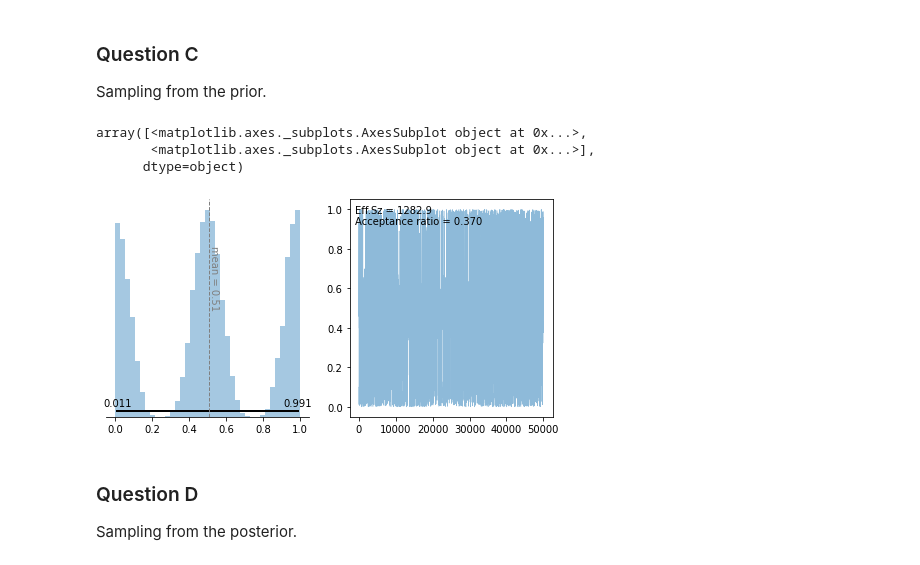
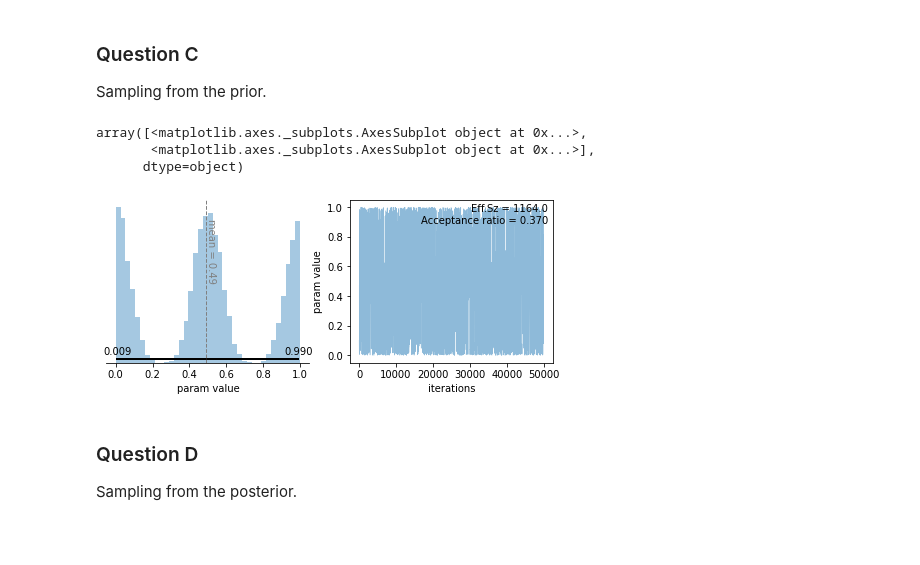
Before and after one commit to Nagasaki45/dbdapy, a Jupyter notebook: ch07.ipynb, the cells around one changed output. Saved outputs shown, nothing was run; the diff lists cells and outputs as text; code cells hidden in the pictures; blank space fills up the shorter version.

```diff
--- a/ch07.ipynb
+++ b/ch07.ipynb
@@ -153,12 +157,13 @@ _ = plt.xlabel('$\Theta$')
 Sampling from the prior.
 # %%
 trace = np.array(list(metropolis_gen(prior, proposal_sd=0.2)))
-plot_utils.trace(trace)
-# %% [output]
-array([<matplotlib.axes._subplots.AxesSubplot object at 0x...>,
-       <matplotlib.axes._subplots.AxesSubplot object at 0x...>],
-      dtype=object)
-[figure, removed]
+# %%
+plot_utils.dist_and_trace(trace)
+# %% [output]
+array([<matplotlib.axes._subplots.AxesSubplot object at 0x...>,
+       <matplotlib.axes._subplots.AxesSubplot object at 0x...>],
+      dtype=object)
+[figure, added]
 # %% [markdown]
 ### Question D
 
```
Also changed, not shown: parts of 14 cells of this notebook, 6 other files.
